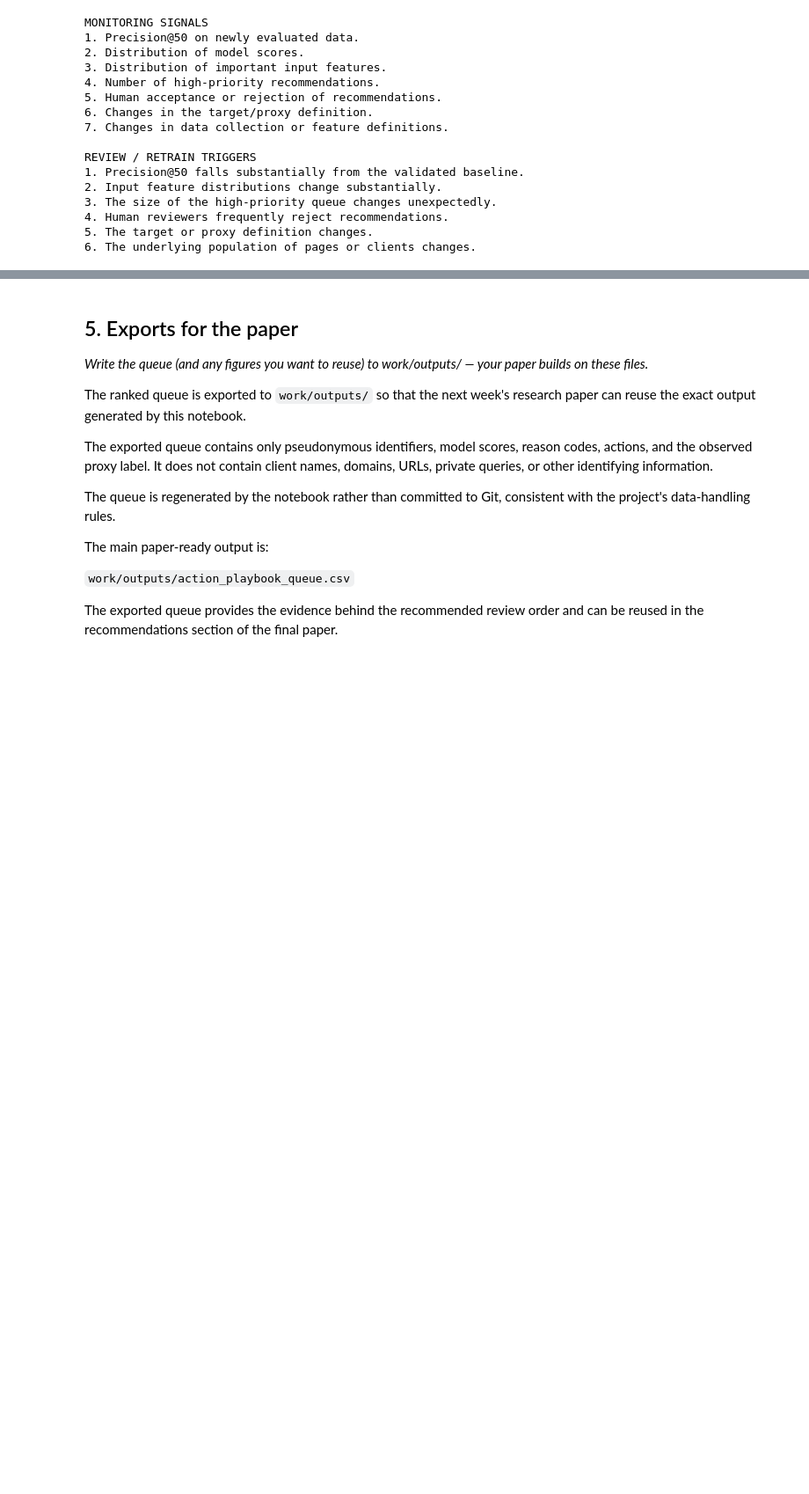
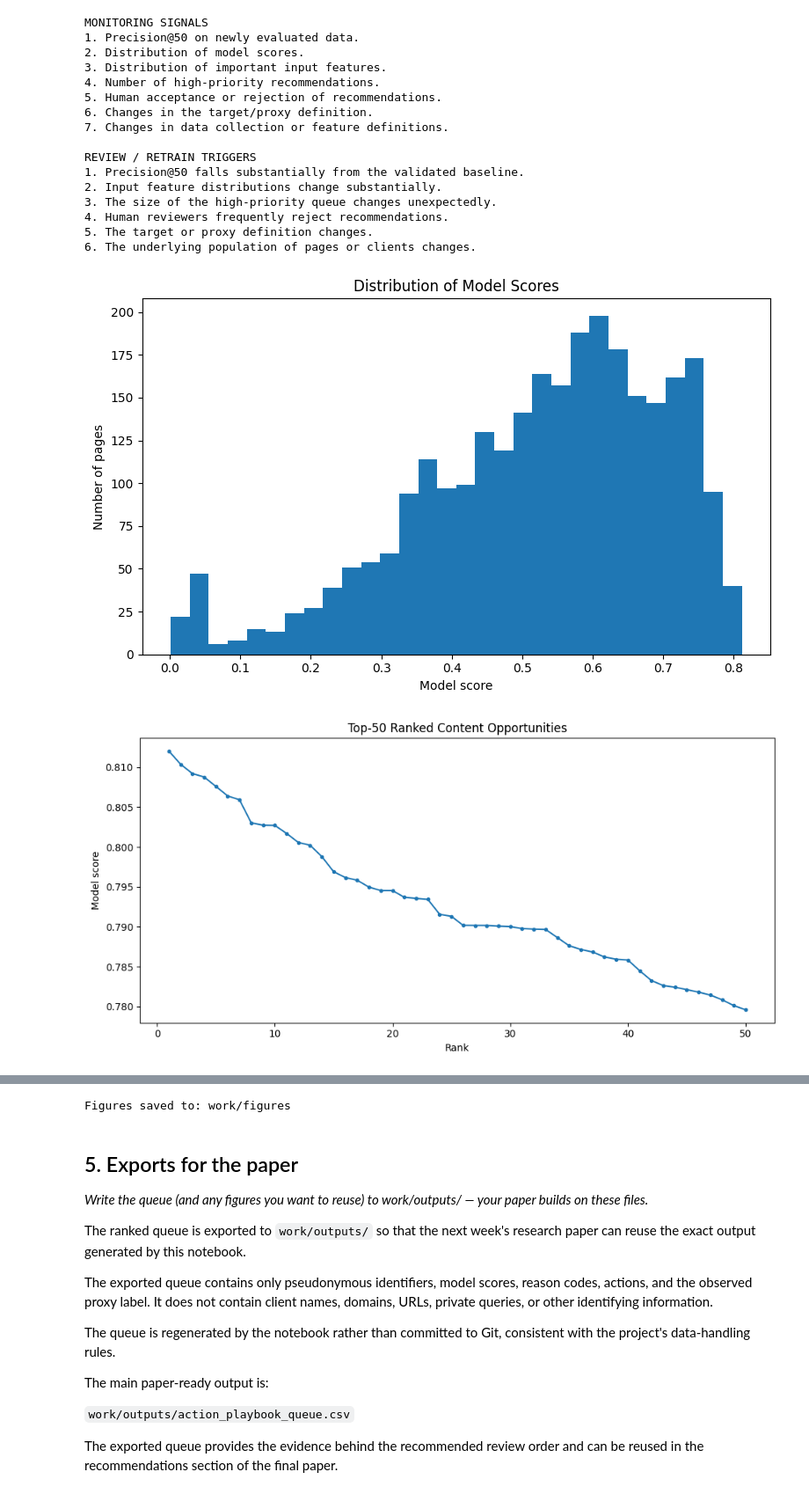
Before and after one commit to Anshikaag-28/Anshika-FlyRank-ML, a Jupyter notebook: work/notebooks/w07_action_playbook.ipynb, the cells around one changed output, grey strips where cells are left out. Shown at 88% size. Drawn from its saved outputs; the diff is of its cells as text; code cells hidden in the pictures; blank space fills up the shorter version.

```diff
--- a/work/notebooks/w07_action_playbook.ipynb
+++ b/work/notebooks/w07_action_playbook.ipynb
@@ -566,3 +566,71 @@ REVIEW / RETRAIN TRIGGERS
 4. Human reviewers frequently reject recommendations.
 5. The target or proxy definition changes.
 6. The underlying population of pages or clients changes.
+# %%
+# W07 Figures
+# Figures for the action playbook and research paper
+
+import matplotlib.pyplot as plt
+from pathlib import Path
+
+figure_dir = Path("work/figures")
+figure_dir.mkdir(parents=True, exist_ok=True)
+
+# Figure 1 — Model score distribution
+plt.figure(figsize=(8, 5))
+plt.hist(action_queue["model_score"], bins=30)
+plt.xlabel("Model score")
+plt.ylabel("Number of pages")
+plt.title("Distribution of Model Scores")
+plt.tight_layout()
+plt.savefig(
+    figure_dir / "model_score_distribution.png",
+    dpi=300,
+    bbox_inches="tight"
+)
+plt.show()
+
+
+# Figure 2 — Top-50 model ranking
+top50_plot = action_queue.head(50)
+
+plt.figure(figsize=(10, 5))
+plt.plot(
+    top50_plot["rank"],
+    top50_plot["model_score"],
+    marker="o",
+    markersize=3
+)
+plt.xlabel("Rank")
+plt.ylabel("Model score")
+plt.title("Top-50 Ranked Content Opportunities")
+plt.tight_layout()
+plt.savefig(
+    figure_dir / "top50_model_ranking.png",
+    dpi=300,
+    bbox_inches="tight"
+)
+plt.show()
+
+
+# Figure 3 — Action distribution
+action_counts = action_queue["action"].value_counts()
+
+plt.figure(figsize=(8, 5))
+action_counts.plot(kind="bar")
+plt.xlabel("Recommended action")
+plt.ylabel("Number of pages")
+plt.title("Distribution of Recommended Actions")
+plt.xticks(rotation=20)
+plt.tight_layout()
+plt.savefig(
+    figure_dir / "action_distribution.png",
+    dpi=300,
+    bbox_inches="tight"
+)
+plt.show()
+
+print("Figures saved to:", figure_dir)
+# %% [output]
+[figure, added]
+[figure, added]
@@ -569,3 +638,4 @@ REVIEW / RETRAIN TRIGGERS
+Figures saved to: work/figures
 # %% [markdown]
 ## 5. Exports for the paper
 
```
Also changed, not shown: parts of 7 cells of this notebook.
